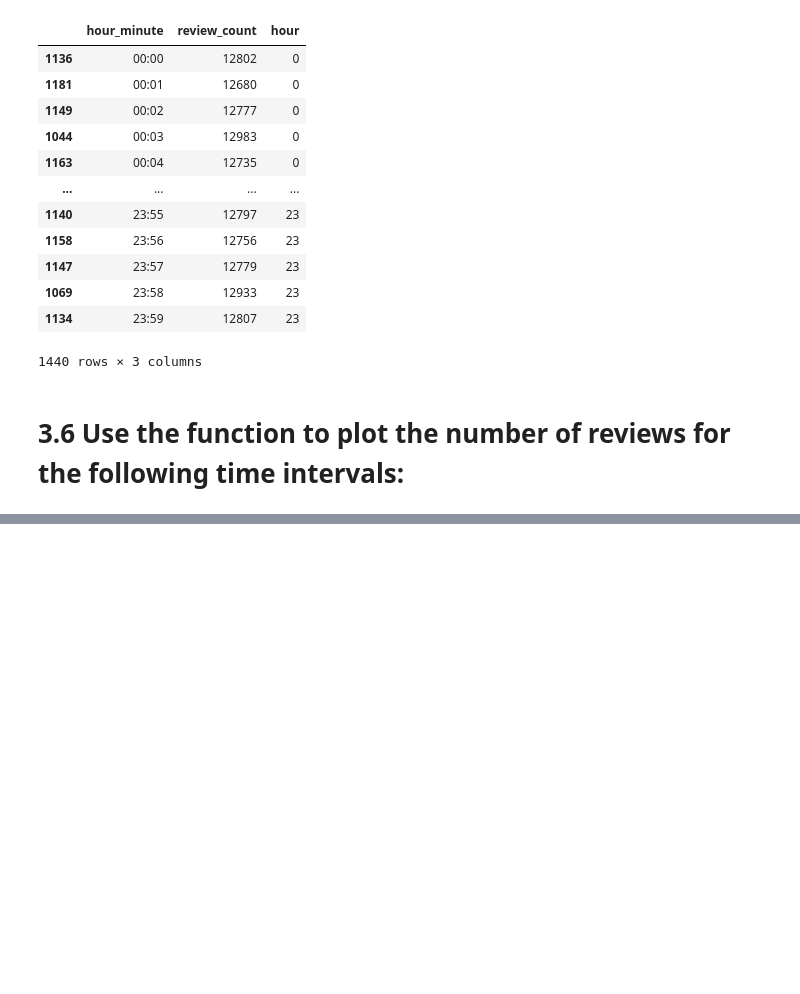
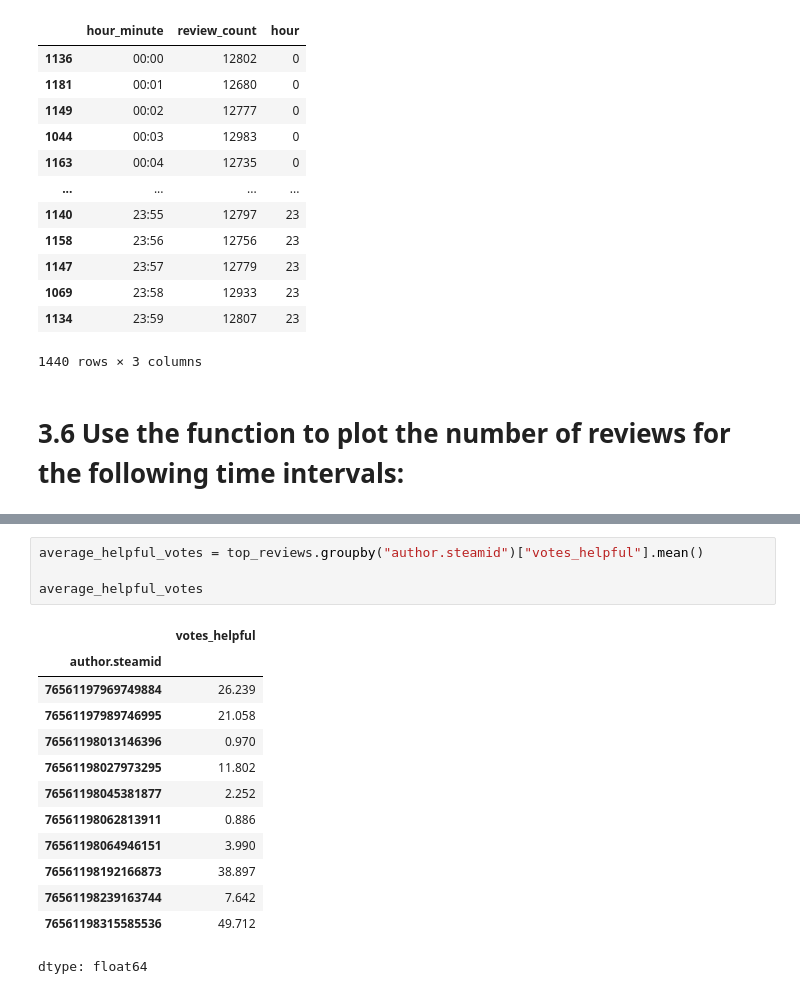
Before and after one commit to khalmatay/videogame-reviews-analysis, a Jupyter notebook: nurbek/RQ3&RQ5.ipynb, the cells around one changed output, grey strips where cells are left out. Cells and saved outputs as stored; diff of their text form; blank space fills up the shorter version.

```diff
--- a/nurbek/RQ3&RQ5.ipynb
+++ b/nurbek/RQ3&RQ5.ipynb
@@ -461,0 +526,18 @@ Interval 20:00 - 24:00: 3617426 reviews
+# %%
+average_helpful_votes = top_reviews.groupby("author.steamid")["votes_helpful"].mean()
+
+average_helpful_votes
+# %% [output]
+|  | votes_helpful |
+| author.steamid |  |
+| 76561197969749884 | 26.239 |
+| 76561197989746995 | 21.058 |
+| 76561198013146396 | 0.970 |
+| 76561198027973295 | 11.802 |
+| 76561198045381877 | 2.252 |
+| 76561198062813911 | 0.886 |
+| 76561198064946151 | 3.990 |
+| 76561198192166873 | 38.897 |
+| 76561198239163744 | 7.642 |
+| 76561198315585536 | 49.712 |
+dtype: float64
```
Also changed, not shown: parts of 17 cells of this notebook.
